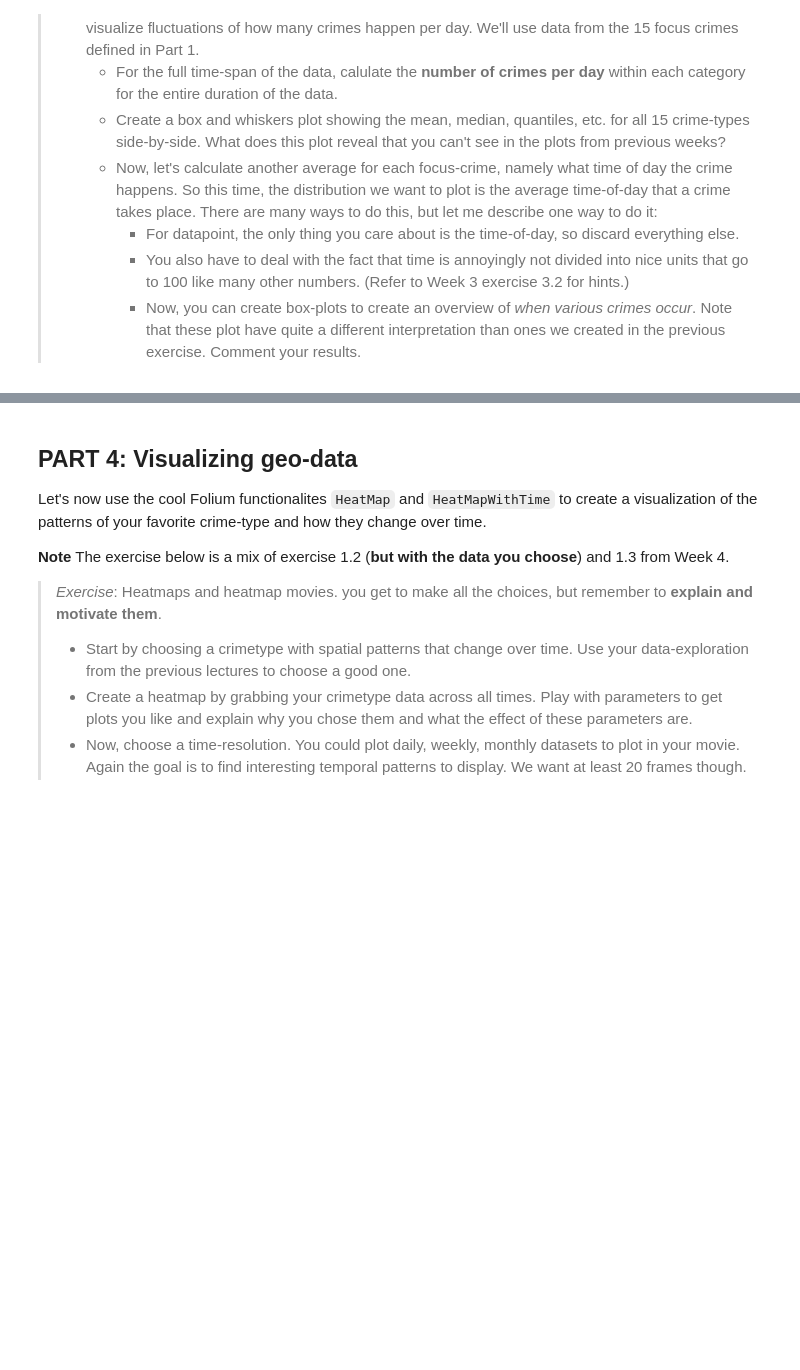
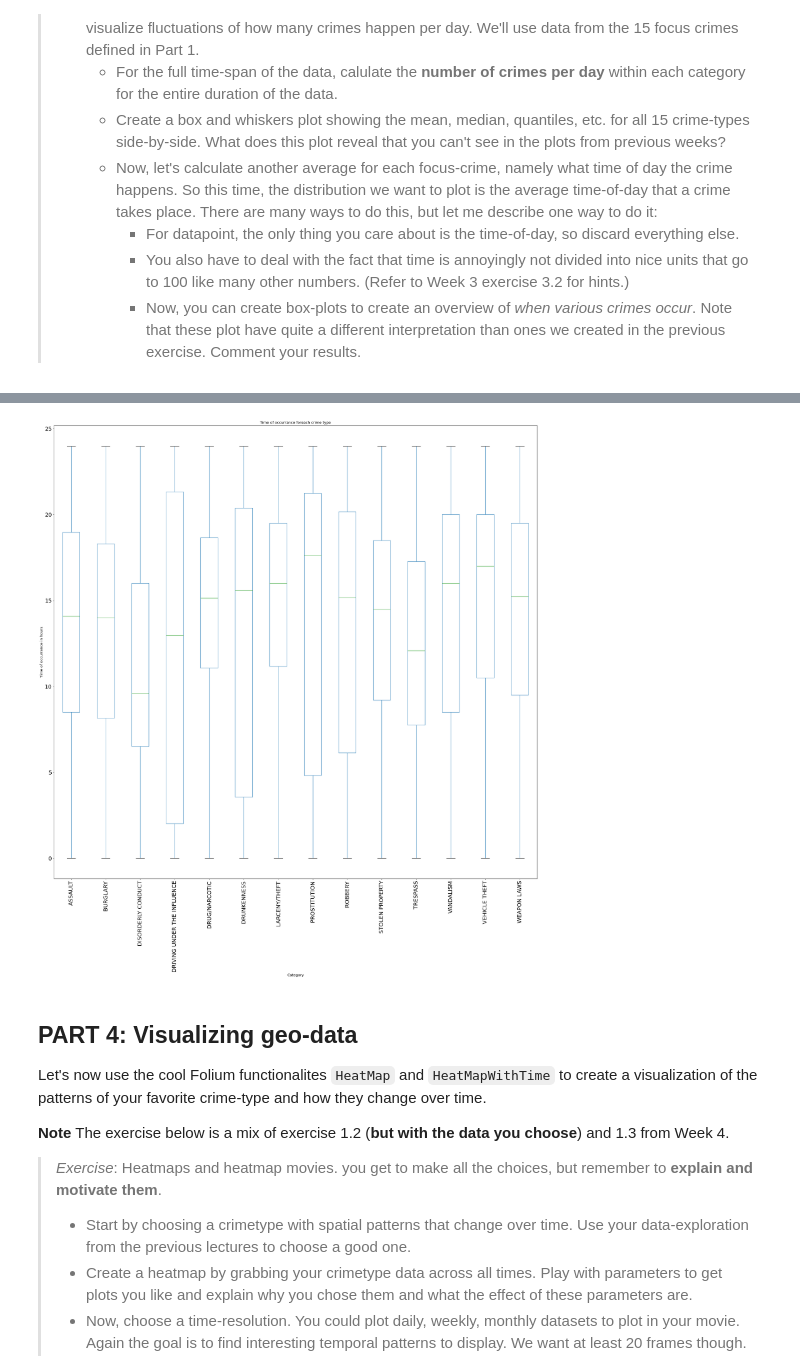
Before and after one commit to xelahalo/socialdata2022, a Jupyter notebook: Assignment1.ipynb, the cells around one changed output, grey strips where cells are left out. Drawn from its saved outputs; the diff is of its cells as text; code cells hidden in the pictures; blank space fills up the shorter version.

```diff
--- a/Assignment1.ipynb
+++ b/Assignment1.ipynb
@@ -270,0 +321,4 @@ The exercise below, is a selection of questions from Week 3, Part 2 and 3.
+# %%
+crime_time = crime_data.loc[crime_data['Category'].isin(focuscrimes)][['Category', 'Time']]
+crime_time['Time_in_hours'] = (crime_time['Time'].dt.hour + crime_time['Time'].dt.minute / 60).round(2)
+crime_time
@@ -271,3 +339,12 @@ The exercise below, is a selection of questions from Week 3, Part 2 and 3.
+# %%
+bp = crime_time.boxplot(by='Category', column='Time_in_hours', grid=False, figsize=(30, 30), fontsize=20, rot=90)
+bp.get_figure().suptitle('')
+plt.ylabel('Time of occurrance in hours')
+plt.xlabel('Category')
+plt.title("Time of occurrance foreach crime type")
+plt.show()
+# %% [output]
+[figure, added]
 # %% [markdown]
 ## PART 4: Visualizing geo-data
 
```
Also changed, not shown: parts of 9 cells of this notebook.
